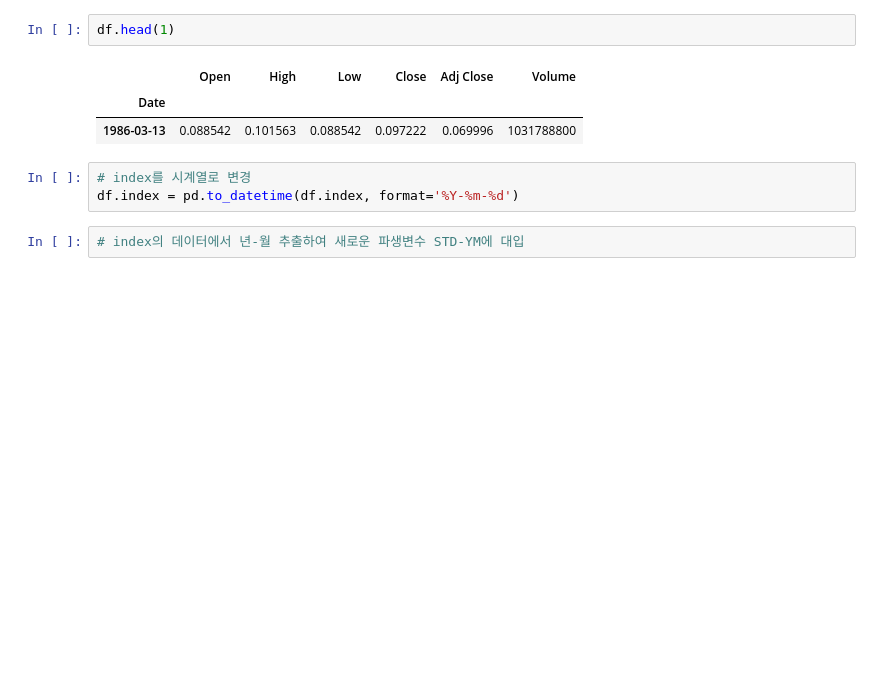
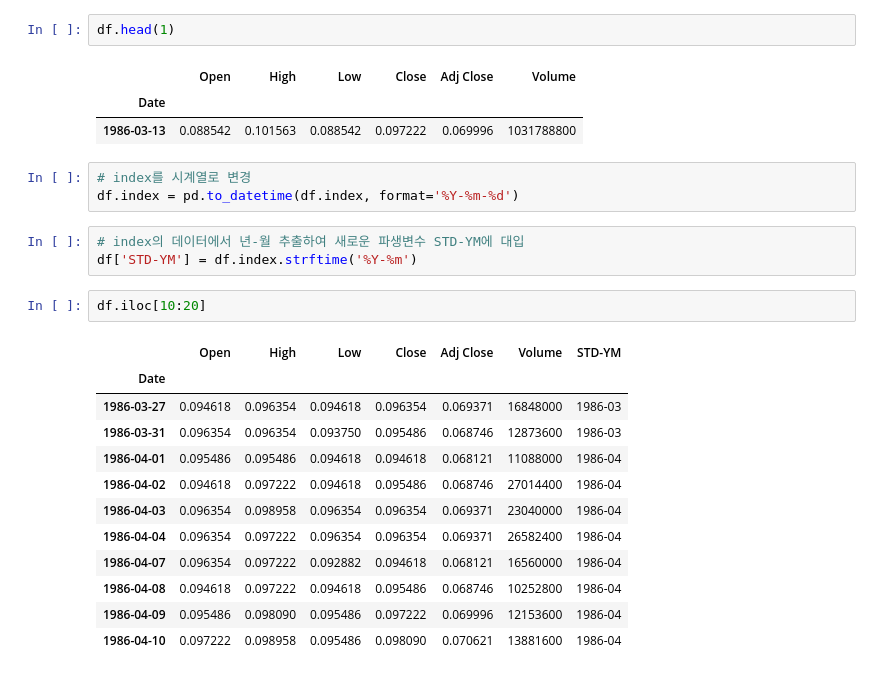
Before and after one commit to bsmoon-86/ubion-10, a Jupyter notebook: python/240227/03_momentum.ipynb, the cells around one changed output. Saved outputs shown, nothing was run; the diff lists cells and outputs as text; blank space fills up the shorter version.

```diff
--- a/python/240227/03_momentum.ipynb
+++ b/python/240227/03_momentum.ipynb
@@ -23,3 +23,19 @@ df.head(1)
 df.index = pd.to_datetime(df.index, format='%Y-%m-%d')
 # %%
 # index의 데이터에서 년-월 추출하여 새로운 파생변수 STD-YM에 대입
+df['STD-YM'] = df.index.strftime('%Y-%m')
+# %%
+df.iloc[10:20]
+# %% [output]
+|  | Open | High | Low | Close | Adj Close | Volume | STD-YM |
+| Date |  |  |  |  |  |  |  |
+| 1986-03-27 | 0.094618 | 0.096354 | 0.094618 | 0.096354 | 0.069371 | 16848000 | 1986-03 |
+| 1986-03-31 | 0.096354 | 0.096354 | 0.093750 | 0.095486 | 0.068746 | 12873600 | 1986-03 |
+| 1986-04-01 | 0.095486 | 0.095486 | 0.094618 | 0.094618 | 0.068121 | 11088000 | 1986-04 |
+| 1986-04-02 | 0.094618 | 0.097222 | 0.094618 | 0.095486 | 0.068746 | 27014400 | 1986-04 |
+| 1986-04-03 | 0.096354 | 0.098958 | 0.096354 | 0.096354 | 0.069371 | 23040000 | 1986-04 |
+| 1986-04-04 | 0.096354 | 0.097222 | 0.096354 | 0.096354 | 0.069371 | 26582400 | 1986-04 |
+| 1986-04-07 | 0.096354 | 0.097222 | 0.092882 | 0.094618 | 0.068121 | 16560000 | 1986-04 |
+| 1986-04-08 | 0.094618 | 0.097222 | 0.094618 | 0.095486 | 0.068746 | 10252800 | 1986-04 |
+| 1986-04-09 | 0.095486 | 0.098090 | 0.095486 | 0.097222 | 0.069996 | 12153600 | 1986-04 |
+| 1986-04-10 | 0.097222 | 0.098958 | 0.095486 | 0.098090 | 0.070621 | 13881600 | 1986-04 |
```
Also changed, not shown: parts of 11 cells of this notebook.
